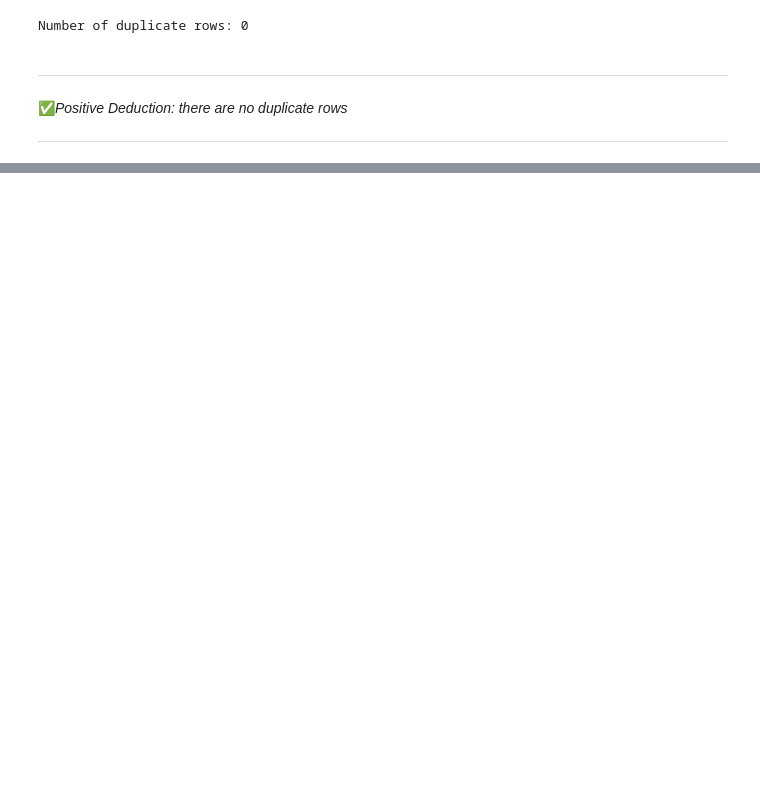
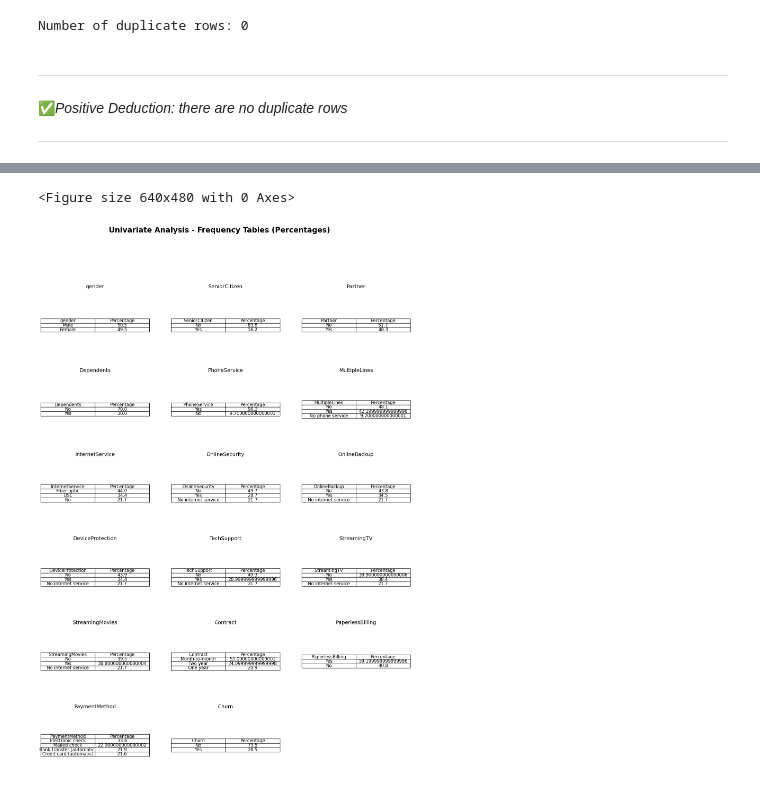
Before and after one commit to DewliniHerath/Telco_Churn_Predictor, a Jupyter notebook: notebooks/Telco_eda.ipynb, the cells around one changed output, grey strips where cells are left out. Cells and saved outputs as stored; diff of their text form; code cells hidden in the pictures; blank space fills up the shorter version.

```diff
--- a/notebooks/Telco_eda.ipynb
+++ b/notebooks/Telco_eda.ipynb
@@ -165,0 +287,43 @@ Number of duplicate rows: 0
+# %%
+# function to visualize frequency tables
+def plot_categorical_frequency_table(df, exclude_cols=None,n_cols=3):
+  cat_cols = df.select_dtypes(include=['object','category']).columns.tolist()
+  if exclude_cols:
+    cat_cols = [col for col in cat_cols if col not in exclude_cols]
+
+  # make sure when caluclatingwe round up such that we do not end up with less rows
+  n_rows = (len(cat_cols)+ n_cols -1)// n_cols
+  fig, axes = plt.subplots(n_rows,n_cols, figsize=(18,4*n_rows))
+  fig.suptitle("Univariate Analysis - Frequency Tables (Percentages)", fontsize= 20, fontweight = 'bold')
+  axes = axes.flatten()
+  for i, col in enumerate(cat_cols):
+    freq_table = df[col].value_counts(normalize=True).round(3)*100
+
+    # convert to dataframe for displaying
+    table_data = freq_table.reset_index()
+    table_data.columns = [col, 'Percentage']
+
+    axes[i].axis('off')
+    # layout the data in the table (making sure text in center of cell)
+    table = axes[i].table(cellText=table_data.values,
+                          colLabels=table_data.columns,
+                          cellLoc='center',
+                          loc='center')
+    table.auto_set_font_size(False)
+    table.set_fontsize(12)
+    axes[i].set_title(col, fontsize=14)
+
+  # Delete unused subplot slots after all plots have been created
+  for j in range(i+1, len(axes)):
+    fig.delaxes(axes[j])
+
+plt.tight_layout(rect=[0,0,1,0.96])
+plt.savefig('/content/drive/MyDrive/ML_Coursework/univariate_categorical_frequencyTable.png',bbox_inches='tight')
+plt.show()
+# %% [output]
+<Figure size 640x480 with 0 Axes>
+# %%
+# using above function
+plot_categorical_frequency_table(telco_df, exclude_cols=['customerID'],n_cols=3)
+# %% [output]
+[figure, added]
```
Also changed, not shown: parts of 20 cells of this notebook.
